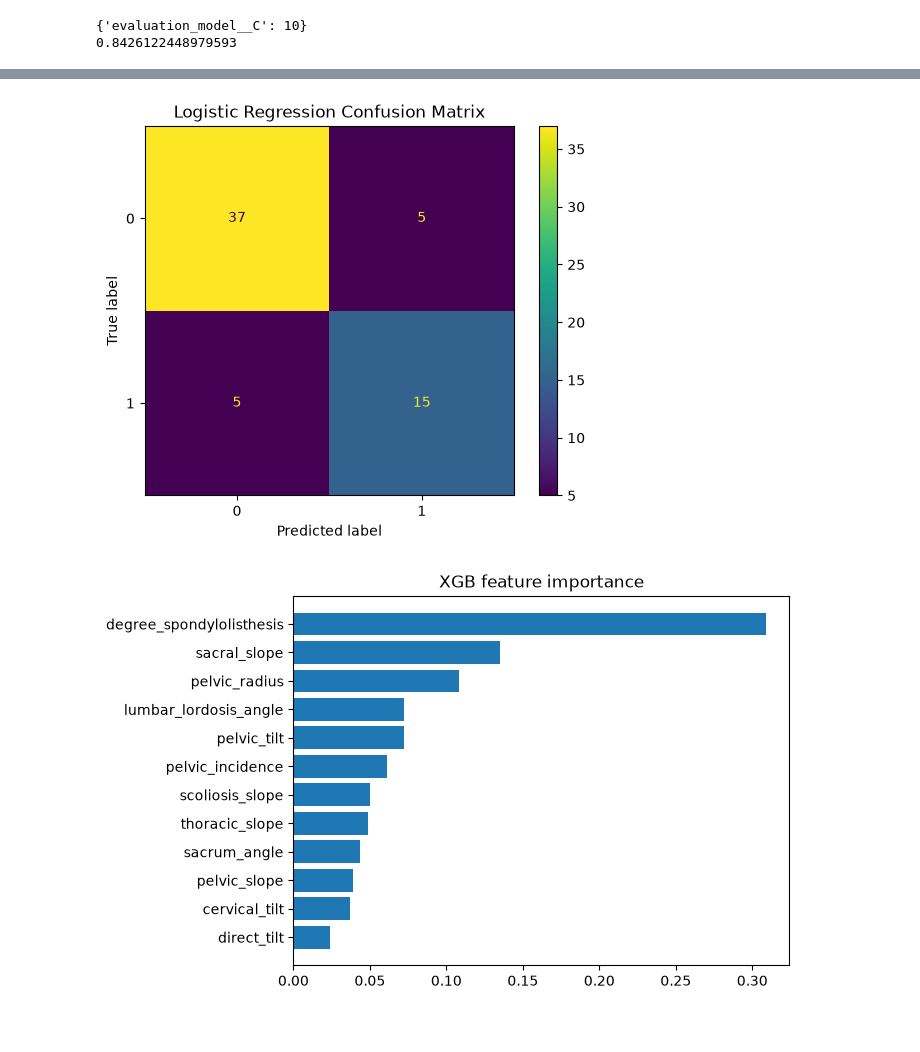
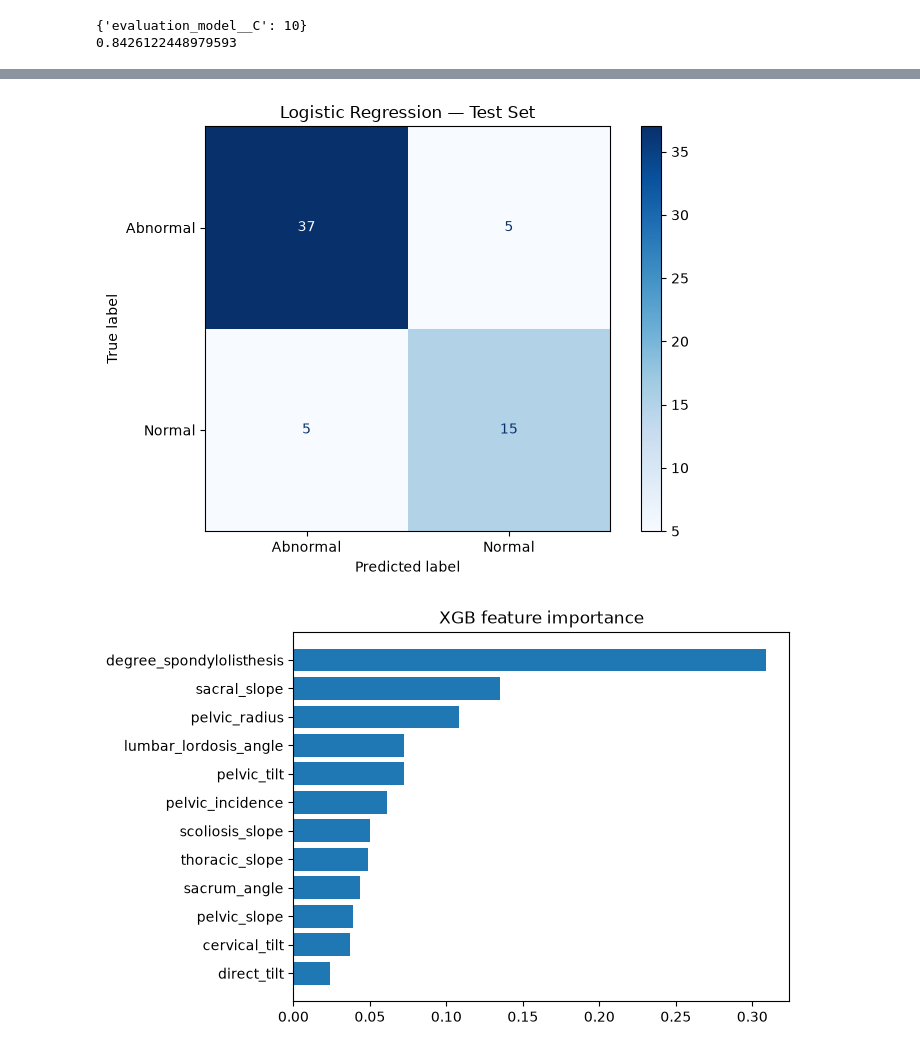
Before and after one commit to Tyde1/LowerBackPain, a Jupyter notebook: notebooks/01_exploration.ipynb, the cells around one changed output, grey strips where cells are left out. Cells and saved outputs as stored; diff of their text form; code cells hidden in the pictures.

```diff
--- a/notebooks/01_exploration.ipynb
+++ b/notebooks/01_exploration.ipynb
@@ -172,9 +183,20 @@ plt.show()
 # %%
-ConfusionMatrixDisplay.from_predictions(y_test, best_lr_predictions)
-plt.title("Logistic Regression Confusion Matrix")
+fig, ax = plt.subplots(figsize=(7, 5))
+ConfusionMatrixDisplay.from_predictions(
+    y_test,
+    best_lr_predictions,
+    labels=[0 ,1],
+    display_labels=['Abnormal', 'Normal'],
+    cmap='Blues',
+    colorbar=True,
+    values_format='d',
+    ax=ax
+)
+plt.title("Logistic Regression — Test Set")
+fig.tight_layout()
 plt.show()
 # %% [output]
-[figure, old version]
+[figure, new version]
 # %%
 xgb_importances = best_xgb_model.named_steps["evaluation_model"].feature_importances_
 sorted_idx = xgb_importances.argsort()
```
Also changed, not shown: parts of 4 cells of this notebook.
